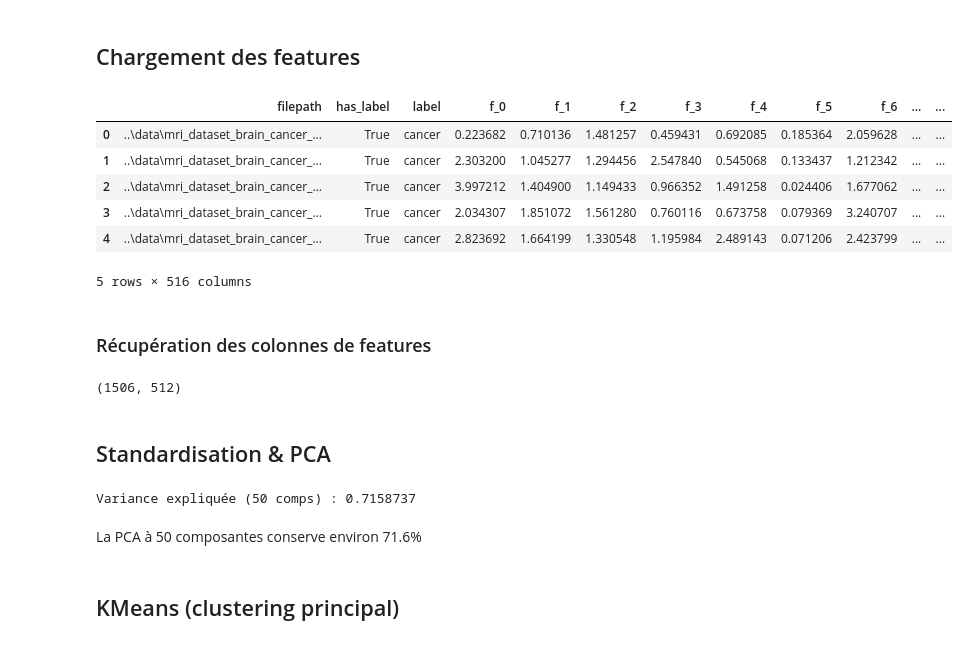
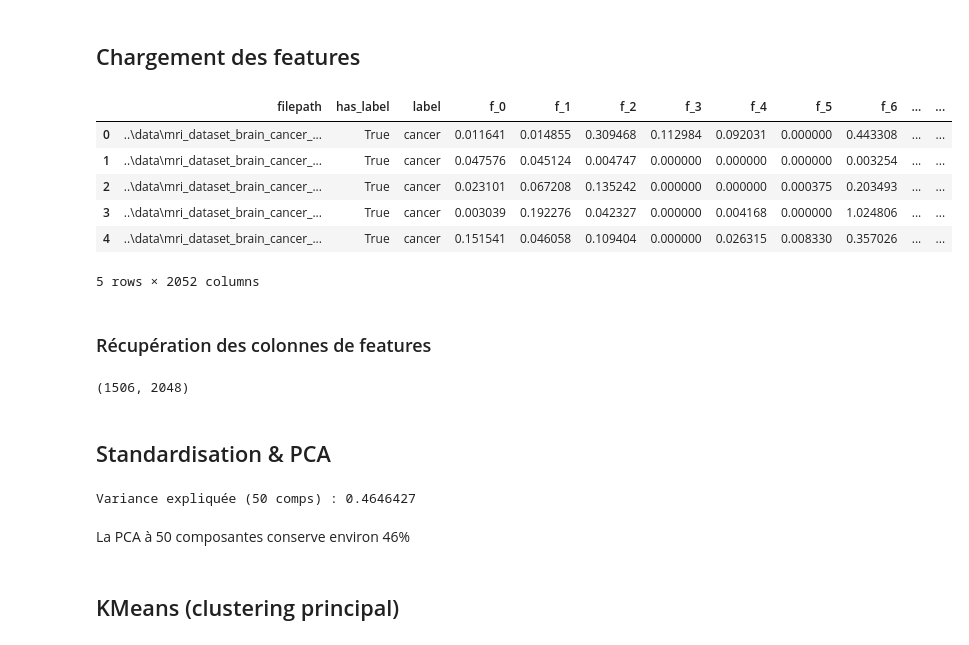
Before and after one commit to Baal64/brain-tumor-semisupervised, a Jupyter notebook: notebooks/02_features_clustering.ipynb, the cells around one changed output. Cells and saved outputs as stored; diff of their text form; code cells hidden in the pictures.

```diff
--- a/notebooks/02_features_clustering.ipynb
+++ b/notebooks/02_features_clustering.ipynb
@@ -5,31 +5,31 @@
 # %%
 import pandas as pd
 import numpy as np
 import matplotlib.pyplot as plt
 from sklearn.preprocessing import StandardScaler
 from sklearn.decomposition import PCA
 from sklearn.cluster import KMeans, DBSCAN
 from sklearn.metrics import silhouette_score, adjusted_rand_score, normalized_mutual_info_score, confusion_matrix
 
-df_features = pd.read_parquet("../data/brain_features_resnet18.parquet")
+df_features = pd.read_parquet("../data/brain_features_resnet50.parquet")
 df_features.head()
 # %% [output]
 |  | filepath | has_label | label | f_0 | f_1 | f_2 | f_3 | f_4 | f_5 | f_6 | ... | ... |
-| 0 | ..\data\mri_dataset_brain_cancer_... | True | cancer | 0.223682 | 0.710136 | 1.481257 | 0.459431 | 0.692085 | 0.185364 | 2.059628 | ... | ... |
-| 1 | ..\data\mri_dataset_brain_cancer_... | True | cancer | 2.303200 | 1.045277 | 1.294456 | 2.547840 | 0.545068 | 0.133437 | 1.212342 | ... | ... |
-| 2 | ..\data\mri_dataset_brain_cancer_... | True | cancer | 3.997212 | 1.404900 | 1.149433 | 0.966352 | 1.491258 | 0.024406 | 1.677062 | ... | ... |
-| 3 | ..\data\mri_dataset_brain_cancer_... | True | cancer | 2.034307 | 1.851072 | 1.561280 | 0.760116 | 0.673758 | 0.079369 | 3.240707 | ... | ... |
-| 4 | ..\data\mri_dataset_brain_cancer_... | True | cancer | 2.823692 | 1.664199 | 1.330548 | 1.195984 | 2.489143 | 0.071206 | 2.423799 | ... | ... |
+| 0 | ..\data\mri_dataset_brain_cancer_... | True | cancer | 0.011641 | 0.014855 | 0.309468 | 0.112984 | 0.092031 | 0.000000 | 0.443308 | ... | ... |
+| 1 | ..\data\mri_dataset_brain_cancer_... | True | cancer | 0.047576 | 0.045124 | 0.004747 | 0.000000 | 0.000000 | 0.000000 | 0.003254 | ... | ... |
+| 2 | ..\data\mri_dataset_brain_cancer_... | True | cancer | 0.023101 | 0.067208 | 0.135242 | 0.000000 | 0.000000 | 0.000375 | 0.203493 | ... | ... |
+| 3 | ..\data\mri_dataset_brain_cancer_... | True | cancer | 0.003039 | 0.192276 | 0.042327 | 0.000000 | 0.004168 | 0.000000 | 1.024806 | ... | ... |
+| 4 | ..\data\mri_dataset_brain_cancer_... | True | cancer | 0.151541 | 0.046058 | 0.109404 | 0.000000 | 0.026315 | 0.008330 | 0.357026 | ... | ... |
-5 rows × 516 columns
+5 rows × 2052 columns
 # %% [markdown]
 ### Récupération des colonnes de features
 # %%
 feature_cols = [c for c in df_features.columns if c.startswith("f_")]
-X = df_features[feature_cols].values  # shape (1500, 512)
+X = df_features[feature_cols].values  # shape (1500, 2048)
 
 print(X.shape)
 # %% [output]
-(1506, 512)
+(1506, 2048)
 # %% [markdown]
 ## Standardisation & PCA
 # %%
@@ -43,9 +43,9 @@ X_pca50 = pca_50.fit_transform(X_scaled)
 
 print("Variance expliquée (50 comps) :", pca_50.explained_variance_ratio_.sum())
 # %% [output]
-Variance expliquée (50 comps) : 0.7158737
+Variance expliquée (50 comps) : 0.4646427
 # %% [markdown]
-La PCA à 50 composantes conserve environ 71.6%
+La PCA à 50 composantes conserve environ 46%
 # %% [markdown]
 ## KMeans (clustering principal)
 # %% [markdown]
```
Also changed, not shown: parts of 19 cells of this notebook, 1 other file.
